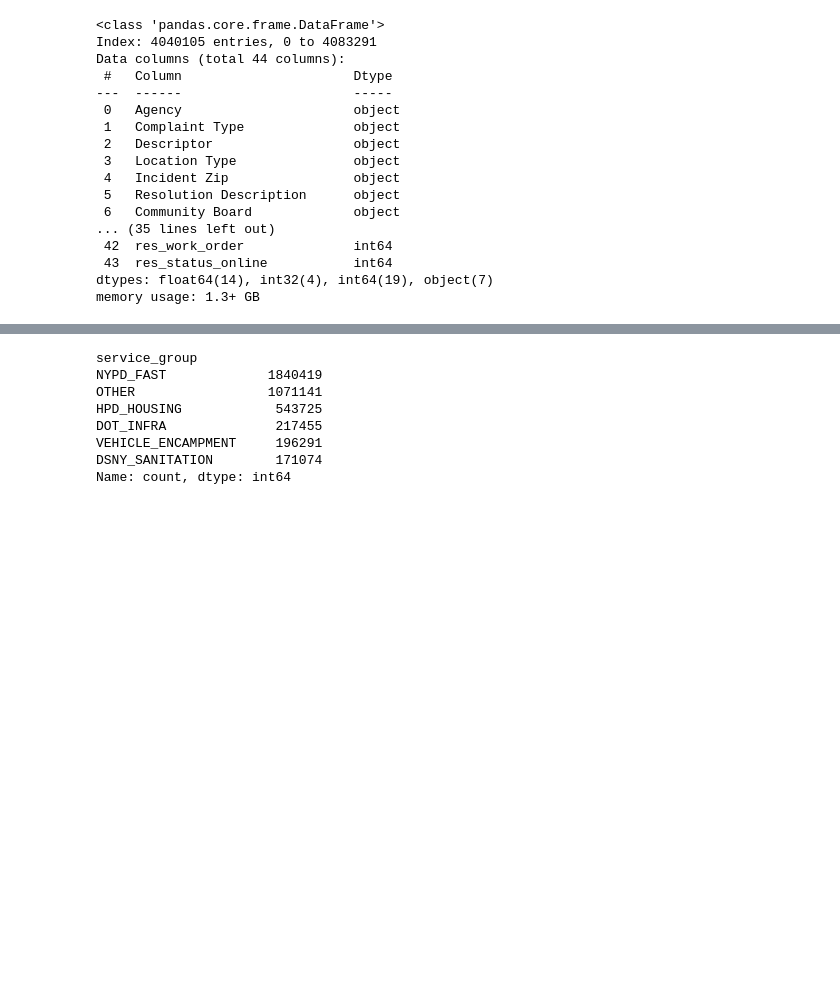
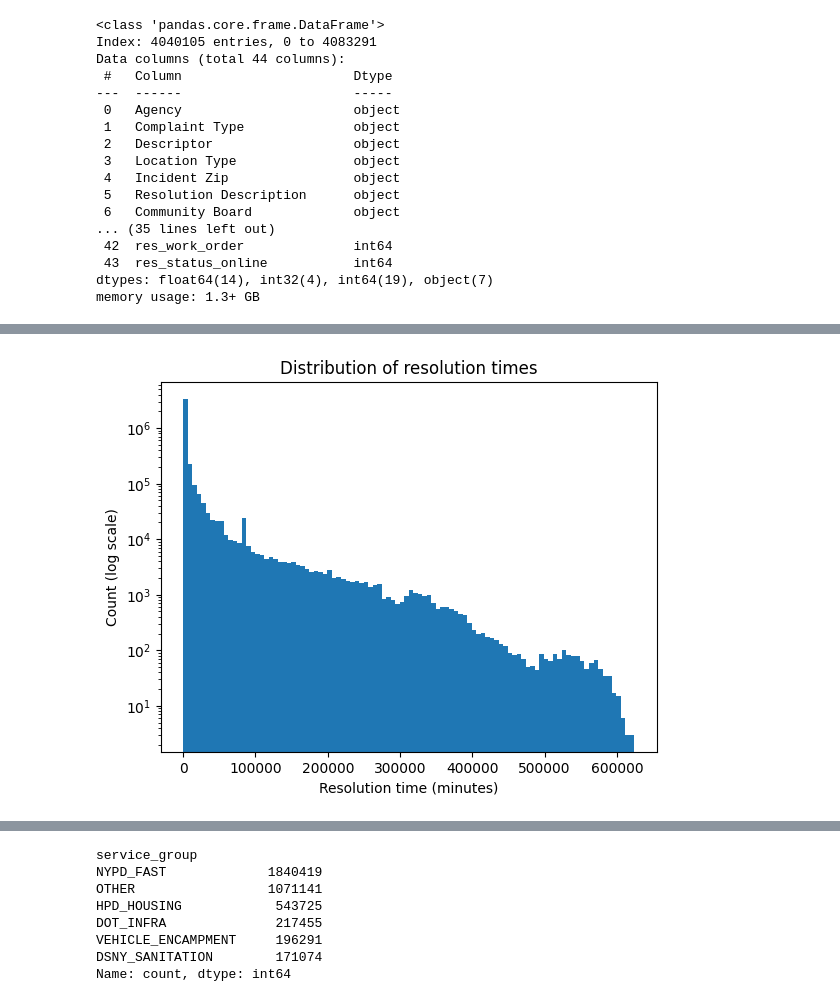
Before and after one commit to Vaishnavi-Devendran/nyc-service-requests-predictive-modelling, a Jupyter notebook: src/main_final.ipynb, the cells around one changed output, grey strips where cells are left out. Saved outputs shown, nothing was run; the diff lists cells and outputs as text; code cells hidden in the pictures; blank space fills up the shorter version.

```diff
--- a/src/main_final.ipynb
+++ b/src/main_final.ipynb
@@ -441,3 +494,14 @@ df_selected['Complaint Type_clean'] = df_selected['Complaint Type'].astype(str).
+# %%
+import matplotlib.pyplot as plt
+
+plt.hist(df_selected['Resolution Time (minutes)'], bins=100)
+plt.yscale('log')
+plt.xlabel('Resolution time (minutes)')
+plt.ylabel('Count (log scale)')
+plt.title('Distribution of resolution times')
+plt.show()
+# %% [output]
+[figure, added]
 # %%
 nypd_fast = [
     "ILLEGAL PARKING",
```
Also changed, not shown: parts of 4 cells of this notebook, 1 other file.
